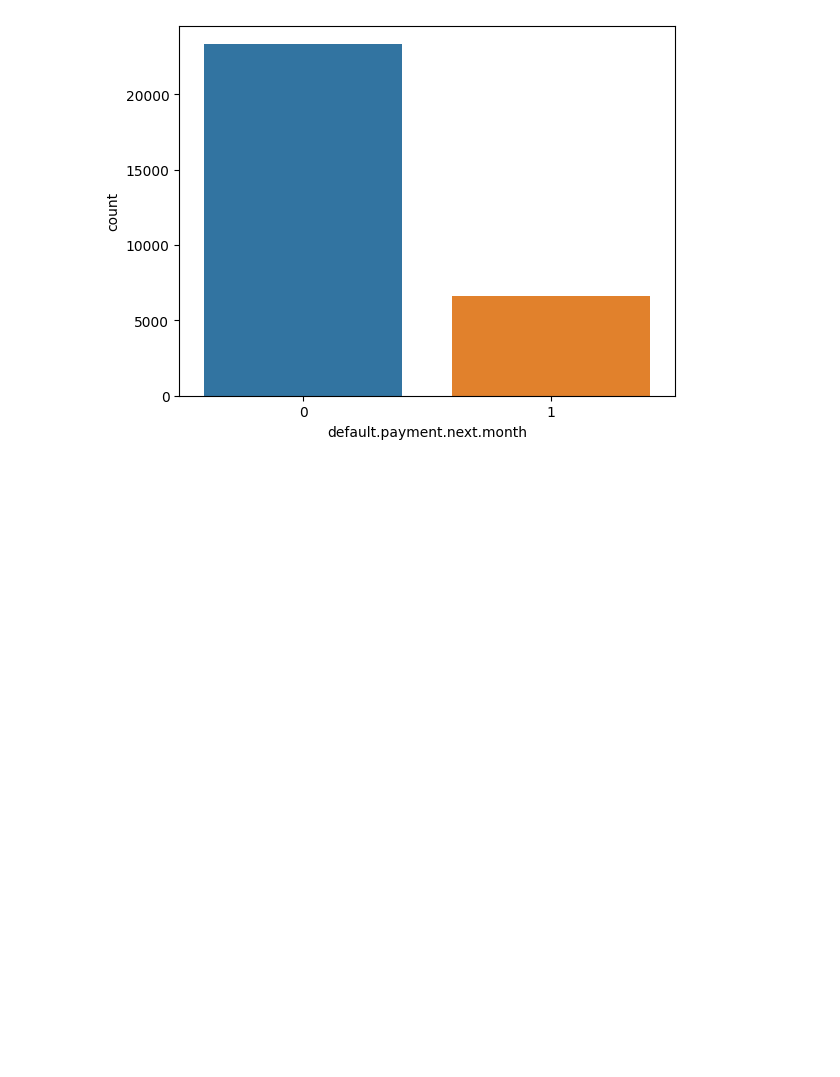
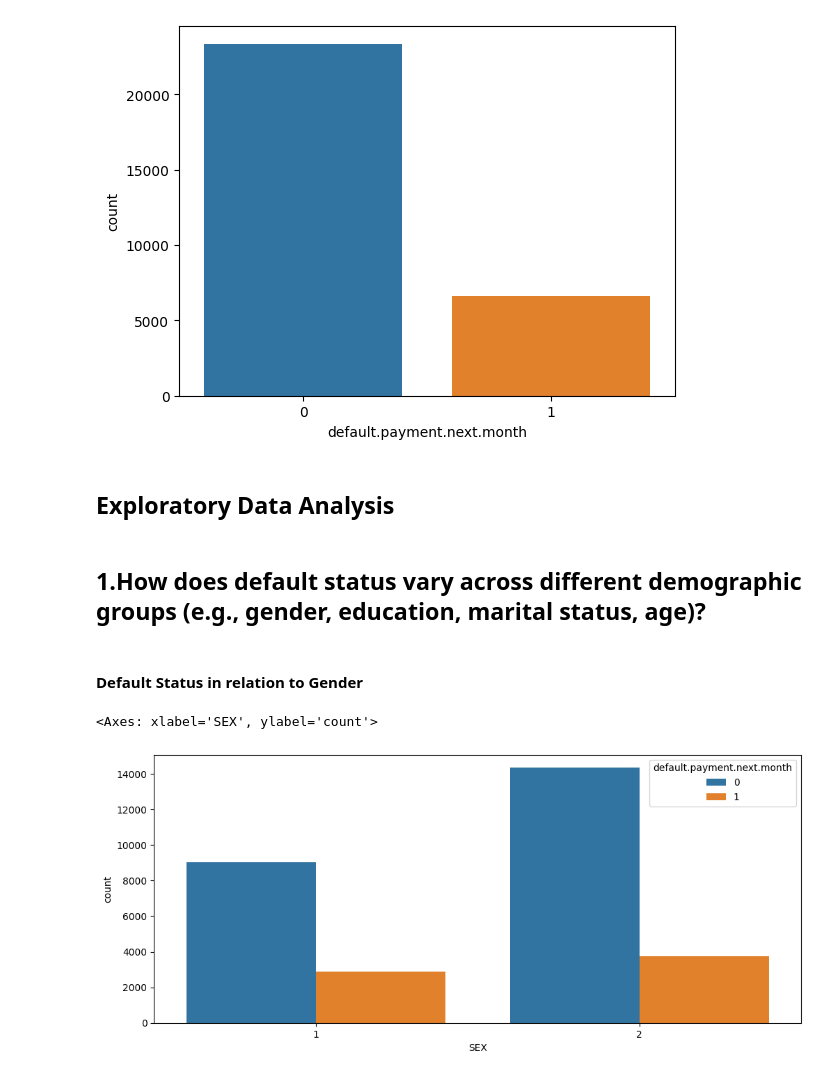
Before and after one commit to emmanuelkipngetich/Predicting-Credit-Default-with-Decision-Trees-XGBoost-and-Streamlit-GUI., a Jupyter notebook: Notebooks/Taiwan.ipynb, the cells around one changed output. Cells and saved outputs as stored; diff of their text form; code cells hidden in the pictures; blank space fills up the shorter version.

```diff
--- a/Notebooks/Taiwan.ipynb
+++ b/Notebooks/Taiwan.ipynb
@@ -181,3 +185,17 @@ sns.countplot(x = 'default.payment.next.month', data = df )
 plt.show()
 # %% [output]
 [figure]
+# %% [markdown]
+## Exploratory Data Analysis
+# %% [markdown]
+## 1.How does default status vary across different demographic groups (e.g., gender, education, marital status, age)?
+# %% [markdown]
+#### Default Status in relation to Gender
+# %%
+#Countplot for gender
+plt.figure(figsize=(12, 5))
+plt.subplot(1, 1, 1)
+sns.countplot(x='SEX', hue='default.payment.next.month', data=df)
+# %% [output]
+<Axes: xlabel='SEX', ylabel='count'>
+[figure, added]
```
Also changed, not shown: parts of 26 cells of this notebook, 2 other files.
